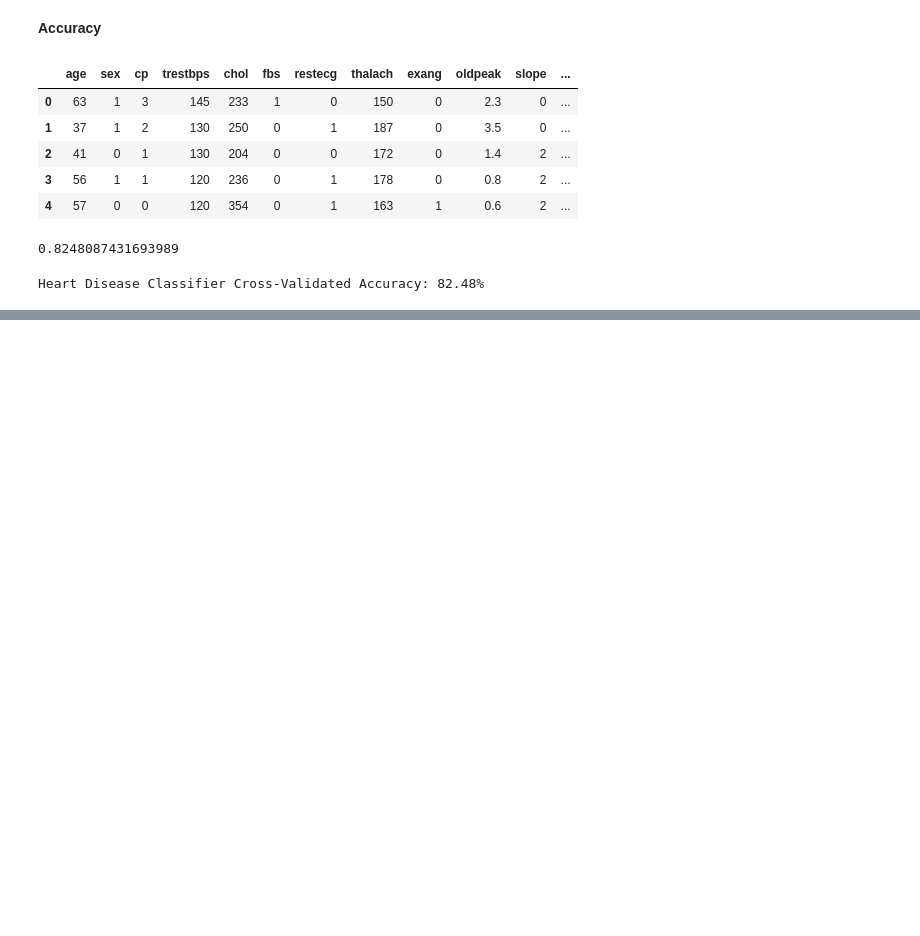
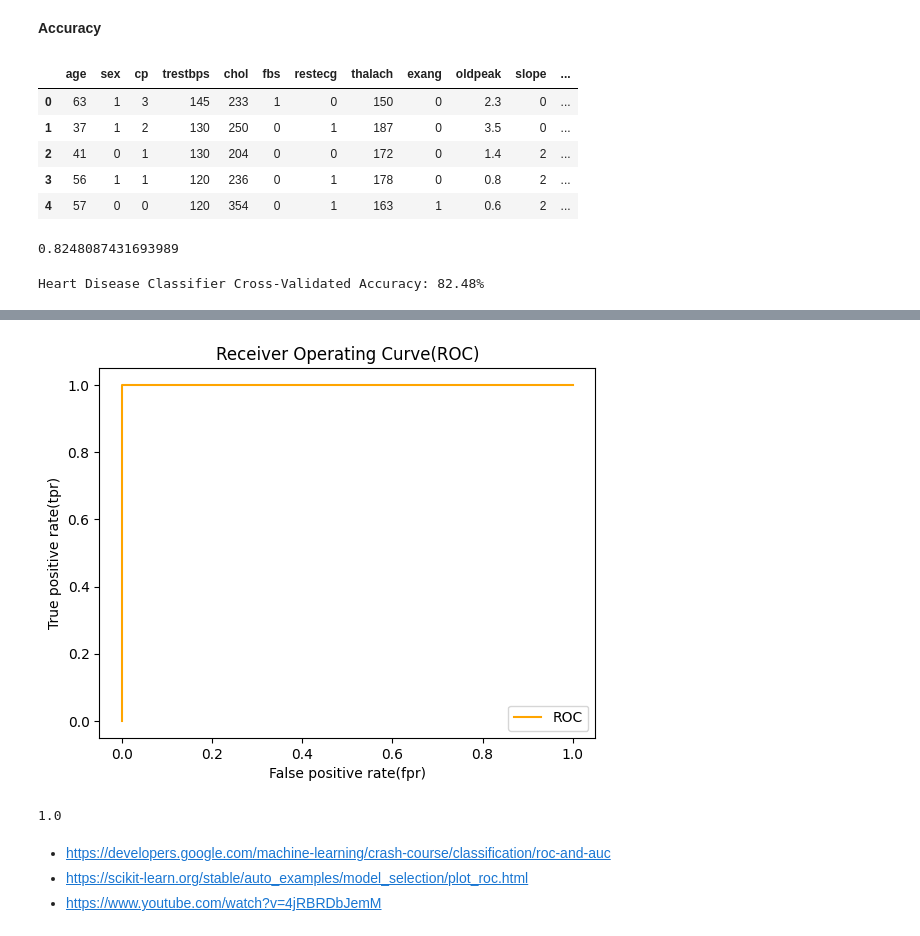
Before and after one commit to AKASH02003/Machine_learning, a Jupyter notebook: Scikit-learn/Introduction-scikit-learn.ipynb, the cells around one changed output, grey strips where cells are left out. Cells and saved outputs as stored; diff of their text form; code cells hidden in the pictures; blank space fills up the shorter version.

```diff
--- a/Scikit-learn/Introduction-scikit-learn.ipynb
+++ b/Scikit-learn/Introduction-scikit-learn.ipynb
@@ -1434,0 +1555,16 @@ Heart Disease Classifier Cross-Validated Accuracy: 82.48%
+# %%
+# plot the perfect ROC curve and AUC curve
+
+fpr,tpr,thresholds = roc_curve(y_test,  y_test)
+plot_roc_curve(fpr,tpr)
+# %% [output]
+[figure, added]
+# %%
+# perfect auc score
+roc_auc_score(y_test,y_test)
+# %% [output]
+1.0
+# %% [markdown]
+- https://developers.google.com/machine-learning/crash-course/classification/roc-and-auc
+- https://scikit-learn.org/stable/auto_examples/model_selection/plot_roc.html
+- https://www.youtube.com/watch?v=4jRBRDbJemM
```
Also changed, not shown: parts of 23 cells of this notebook.
